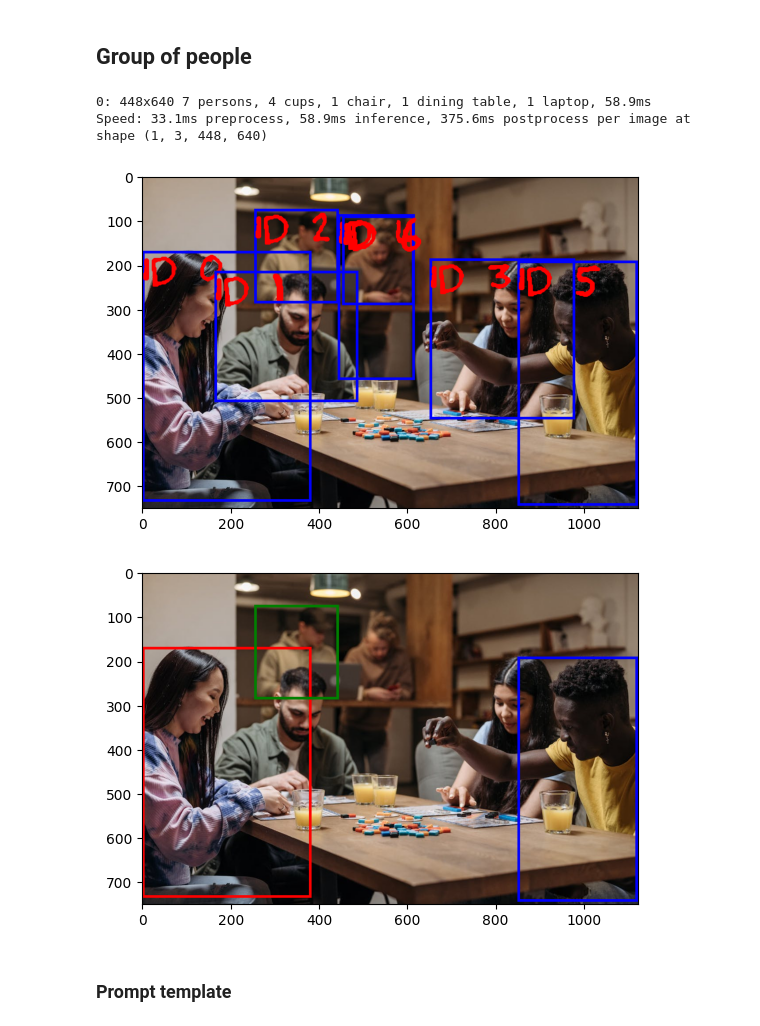
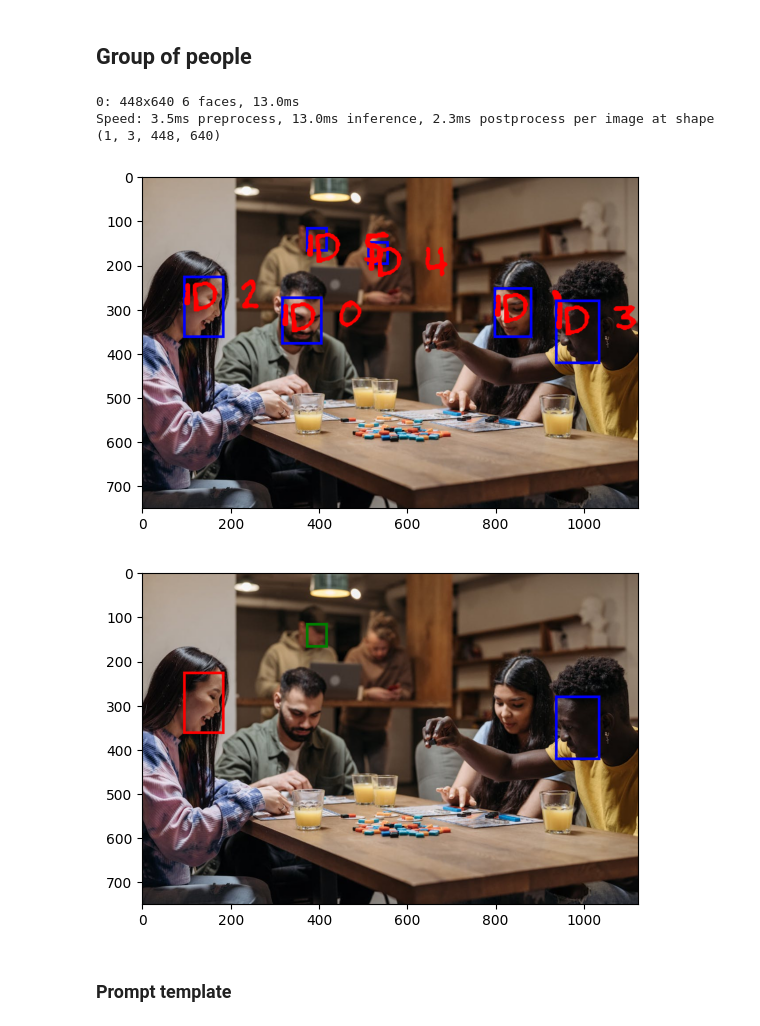
Before and after one commit to simon-gardier/personalization-toolkit-for-lvlm-review, a Jupyter notebook: code/visual-prompting.ipynb, the cells around one changed output. Saved outputs shown, nothing was run; the diff lists cells and outputs as text; code cells hidden in the pictures.

```diff
--- a/code/visual-prompting.ipynb
+++ b/code/visual-prompting.ipynb
@@ -115,6 +114,9 @@ match = re.search(r"ASSISTANT:\s*(.*)", llava_res, re.DOTALL)
 print(match.group(1).strip() if match else llava_res)
 # %% [markdown]
 ## Group of people
+# %%
+model_path = hf_hub_download(repo_id="AdamCodd/YOLOv11n-face-detection", filename="model.pt")
+yolo = YOLO(model_path)
 # %%
 image = Image.open("./images/friends.jpeg")
 results = yolo.predict(image)[0]
@@ -134,24 +136,24 @@ for i in range(len(person_boxes)):
 plt.imshow(image_ref)
 plt.show()
 # %% [output]
-0: 448x640 7 persons, 4 cups, 1 chair, 1 dining table, 1 laptop, 58.9ms
-Speed: 33.1ms preprocess, 58.9ms inference, 375.6ms postprocess per image at shape (1, 3, 448, 640)
+0: 448x640 6 faces, 13.0ms
+Speed: 3.5ms preprocess, 13.0ms inference, 2.3ms postprocess per image at shape (1, 3, 448, 640)
-[figure, old version]
+[figure, new version]
 # %%
 bounding_box_colors = ["blue", "red", "green"]
 names               = ["Tom", "Julia", "Jonh"]
-persons_id          = [5, 0, 2]
+persons_id          = [3, 2, 5]
 
 image_with_rectangle = image.copy()
 draw = ImageDraw.Draw(image_with_rectangle)
 for i, id in enumerate(persons_id):
   person_box = person_boxes[id].xyxy[0].cpu().numpy().astype(int)
   draw.rectangle(person_box.tolist(), outline=bounding_box_colors[i], width=6)
 
 plt.imshow(image_with_rectangle)
 plt.show()
 # %% [output]
-[figure, old version]
+[figure, new version]
 # %% [markdown]
 ### Prompt template
 # %%
```
Also changed, not shown: parts of 9 cells of this notebook.
